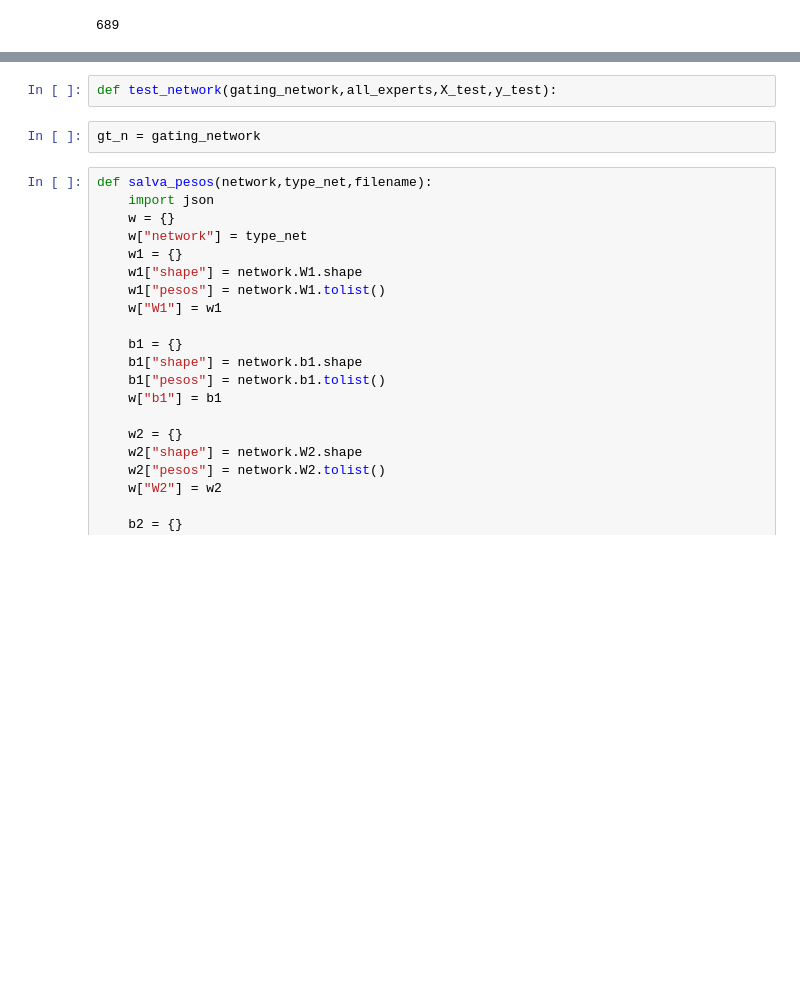
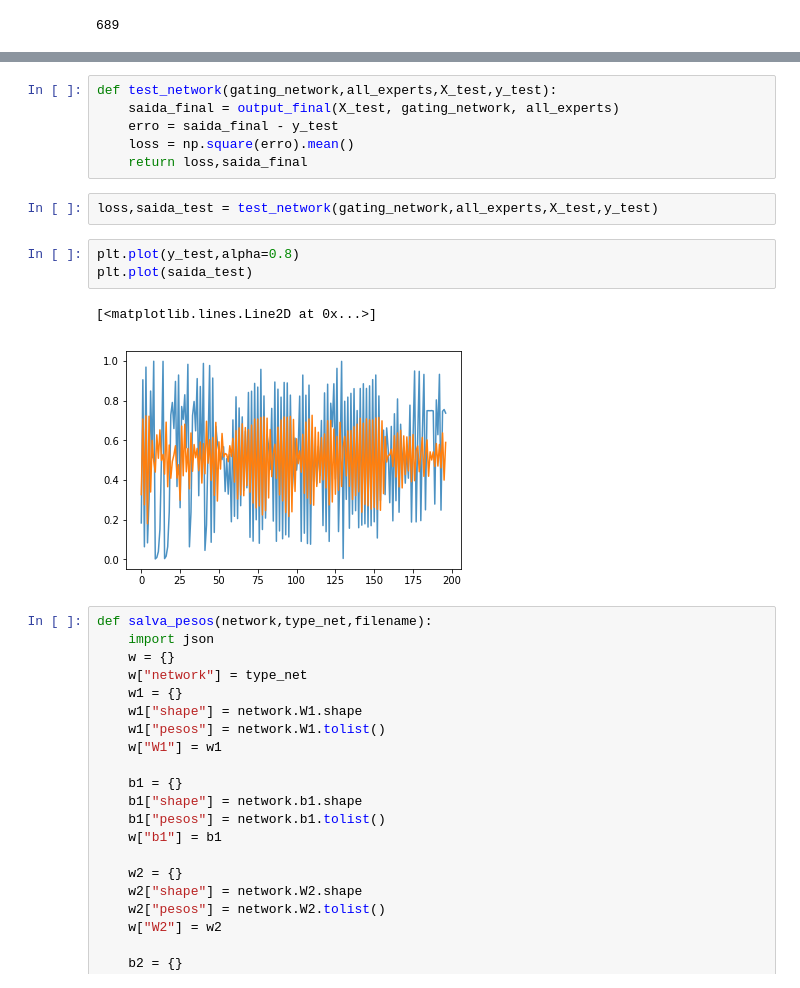
Before and after one commit to FernandoFavoretti/mixture_of_experts, a Jupyter notebook: Mistura_de_especialistas.ipynb, the cells around one changed output, grey strips where cells are left out. Drawn from its saved outputs; the diff is of its cells as text; blank space fills up the shorter version.

Commit message:
Feat: predicts in command line done

```diff
--- a/Mistura_de_especialistas.ipynb
+++ b/Mistura_de_especialistas.ipynb
@@ -175,7 +178,17 @@ plt.plot(df[:y_train.shape[0]],alpha=0.5)
+# %%
+def test_network(gating_network,all_experts,X_test,y_test):
+    saida_final = output_final(X_test, gating_network, all_experts)
+    erro = saida_final - y_test
+    loss = np.square(erro).mean()
+    return loss,saida_final
 # %%
-def test_network(gating_network,all_experts,X_test,y_test):
+loss,saida_test = test_network(gating_network,all_experts,X_test,y_test)
-# %%
-gt_n = gating_network
+# %%
+plt.plot(y_test,alpha=0.8)
+plt.plot(saida_test)
+# %% [output]
+[<matplotlib.lines.Line2D at 0x...>]
+[figure, added]
 # %%
 def salva_pesos(network,type_net,filename):
     import json
```
Also changed, not shown: parts of 3 cells of this notebook, 11 other files.
